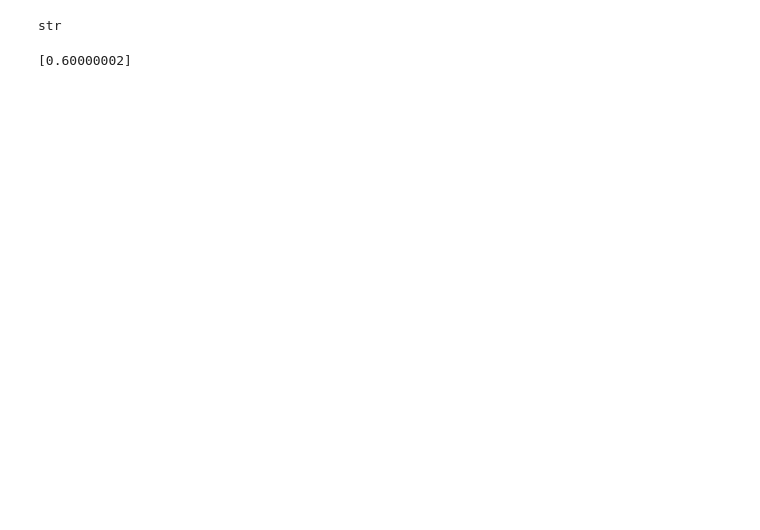
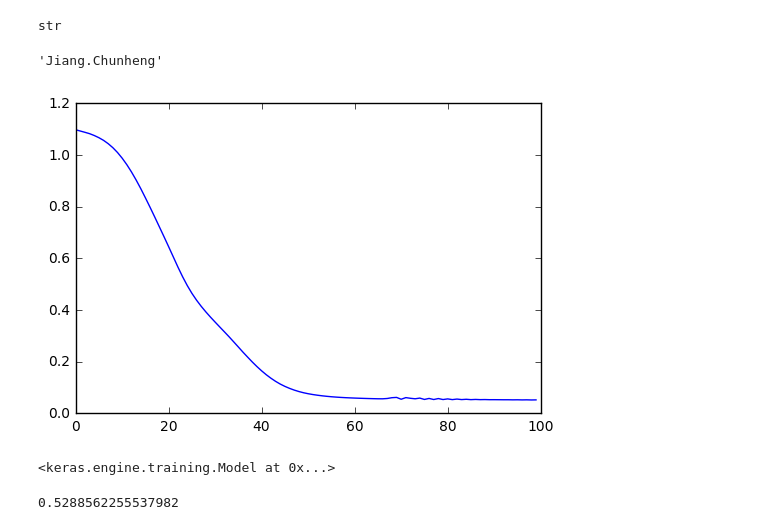
Before and after one commit to horsehour/script, a Jupyter notebook: learn_python.ipynb, the cells around one changed output. Cells and saved outputs as stored; diff of their text form; code cells hidden in the pictures; blank space fills up the shorter version.

```diff
--- a/learn_python.ipynb
+++ b/learn_python.ipynb
@@ -1070,17 +1104,3 @@ str
 # %%
 %%bash
 cd ~/GitHub/
-# %%
-# define symbolic variables
-x = tf.placeholder("float")
-y = tf.placeholder("float")
-
-f = x**2 + y**2
-grad = tf.gradients(f, y)
-
-# comput df/dy at (x,y)=(0.362, 0.556)
-sess = tf.Session()
-result = sess.run(grad, {x:0.1,y:0.3})
-print(result)
-# %% [output]
-[0.60000002]
@@ -1086,0 +1109,4 @@ print(result)
+# %%
+name.title()
+# %% [output]
+'Jiang.Chunheng'
@@ -1086,0 +1164,7 @@ print(result)
+# %%
+url="https://raw.githubusercontent.com/uiuc-cse/data-fa14/gh-pages/data/iris.csv"
+cls = Classifier()
+cls.train(url, 100)
+# %% [output]
+[figure, added]
+<keras.engine.training.Model at 0x...>
@@ -1086,0 +1176,4 @@ print(result)
+# %%
+sum([1 for a in list(rewards == 0) if a])/rewards.shape[0]
+# %% [output]
+0.5288562255537982
```
Also changed, not shown: parts of 33 cells of this notebook.
